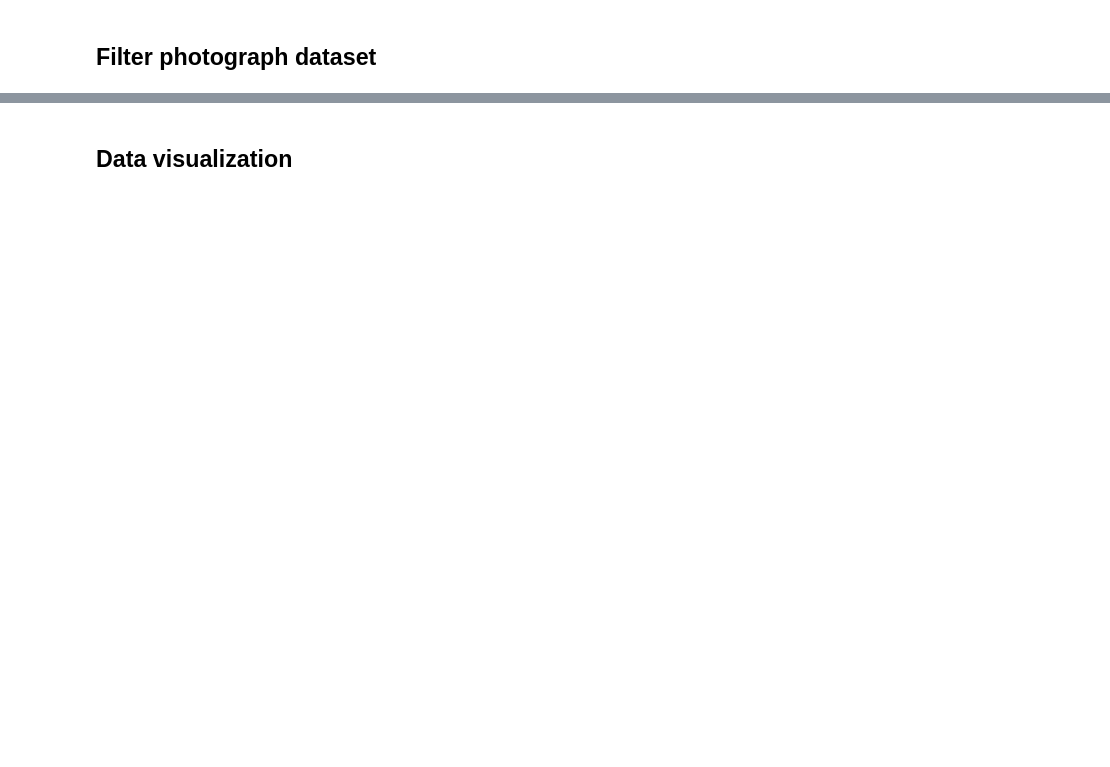
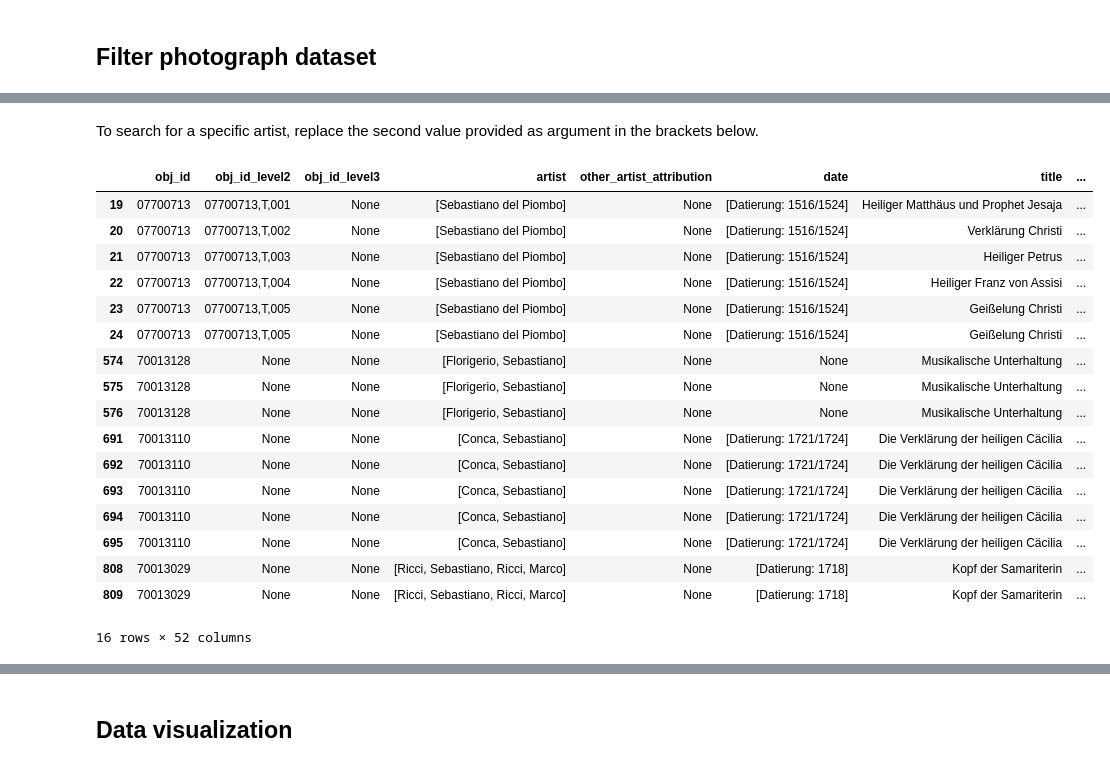
Before and after one commit to AlessandraFa/data-analysis-framework-KHI, a Jupyter notebook: Data_Analysis_Framework_for_Photo_Collection_Data_KHI.ipynb, the cells around one changed output, grey strips where cells are left out. Saved outputs shown, nothing was run; the diff lists cells and outputs as text; code cells hidden in the pictures; blank space fills up the shorter version.

```diff
--- a/Data_Analysis_Framework_for_Photo_Collection_Data_KHI.ipynb
+++ b/Data_Analysis_Framework_for_Photo_Collection_Data_KHI.ipynb
@@ -66,0 +198,24 @@ Replace ___ with the name of your file?
+# %% [markdown]
+To search for a specific artist, replace the second value provided as argument in the brackets below.
+# %%
+filter_by_artist_name = photos_collection.filter_by('artist', 'sebastiano')
+filter_by_artist_name
+# %% [output]
+|  | obj_id | obj_id_level2 | obj_id_level3 | artist | other_artist_attribution | date | title | ... |
+| 19 | 07700713 | 07700713,T,001 | None | [Sebastiano del Piombo] | None | [Datierung: 1516/1524] | Heiliger Matthäus und Prophet Jesaja | ... |
+| 20 | 07700713 | 07700713,T,002 | None | [Sebastiano del Piombo] | None | [Datierung: 1516/1524] | Verklärung Christi | ... |
+| 21 | 07700713 | 07700713,T,003 | None | [Sebastiano del Piombo] | None | [Datierung: 1516/1524] | Heiliger Petrus | ... |
+| 22 | 07700713 | 07700713,T,004 | None | [Sebastiano del Piombo] | None | [Datierung: 1516/1524] | Heiliger Franz von Assisi | ... |
+| 23 | 07700713 | 07700713,T,005 | None | [Sebastiano del Piombo] | None | [Datierung: 1516/1524] | Geißelung Christi | ... |
+| 24 | 07700713 | 07700713,T,005 | None | [Sebastiano del Piombo] | None | [Datierung: 1516/1524] | Geißelung Christi | ... |
+| 574 | 70013128 | None | None | [Florigerio, Sebastiano] | None | None | Musikalische Unterhaltung | ... |
+| 575 | 70013128 | None | None | [Florigerio, Sebastiano] | None | None | Musikalische Unterhaltung | ... |
+| 576 | 70013128 | None | None | [Florigerio, Sebastiano] | None | None | Musikalische Unterhaltung | ... |
+| 691 | 70013110 | None | None | [Conca, Sebastiano] | None | [Datierung: 1721/1724] | Die Verklärung der heiligen Cäcilia | ... |
+| 692 | 70013110 | None | None | [Conca, Sebastiano] | None | [Datierung: 1721/1724] | Die Verklärung der heiligen Cäcilia | ... |
+| 693 | 70013110 | None | None | [Conca, Sebastiano] | None | [Datierung: 1721/1724] | Die Verklärung der heiligen Cäcilia | ... |
+| 694 | 70013110 | None | None | [Conca, Sebastiano] | None | [Datierung: 1721/1724] | Die Verklärung der heiligen Cäcilia | ... |
+| 695 | 70013110 | None | None | [Conca, Sebastiano] | None | [Datierung: 1721/1724] | Die Verklärung der heiligen Cäcilia | ... |
+| 808 | 70013029 | None | None | [Ricci, Sebastiano, Ricci, Marco] | None | [Datierung: 1718] | Kopf der Samariterin | ... |
+| 809 | 70013029 | None | None | [Ricci, Sebastiano, Ricci, Marco] | None | [Datierung: 1718] | Kopf der Samariterin | ... |
+16 rows × 52 columns
```
Also changed, not shown: parts of 33 cells of this notebook, 5 other files.
